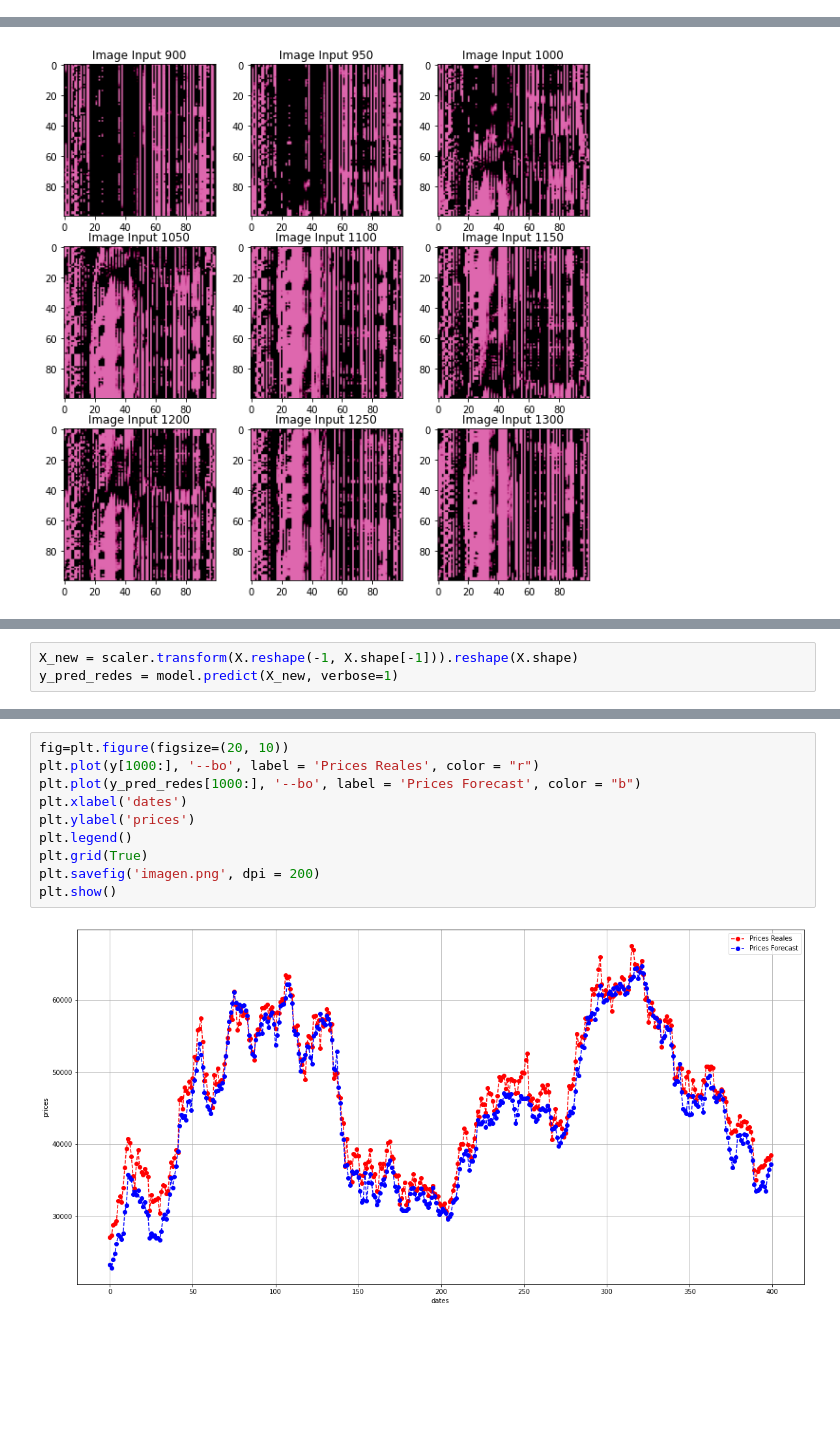
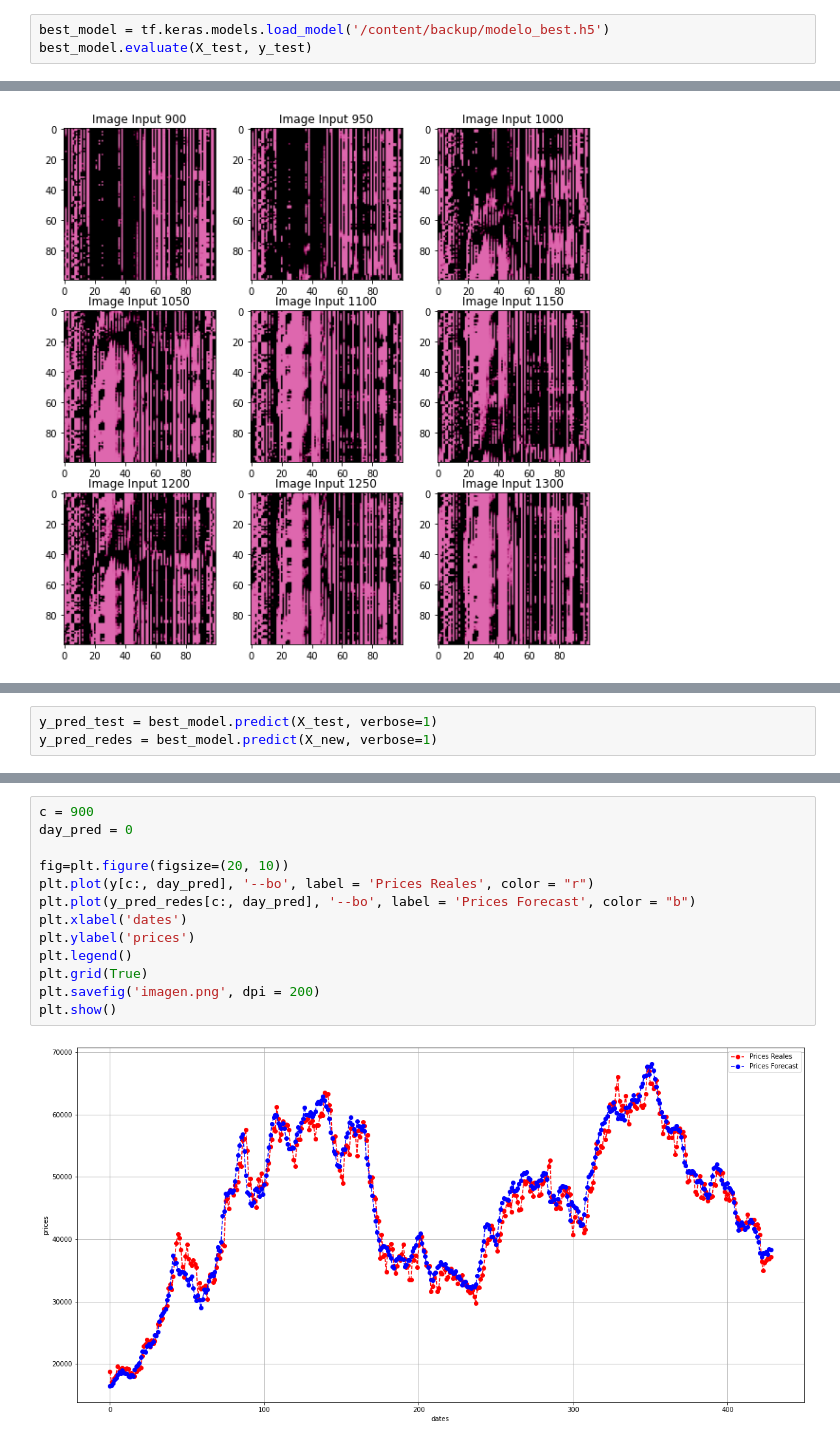
Before and after one commit to aldofranco91/Trading, a Jupyter notebook: Conv_Regression_ResNet_Jaime.ipynb, the cells around one changed output, grey strips where cells are left out. Drawn from its saved outputs; the diff is of its cells as text; blank space fills up the shorter version.

```diff
--- a/Conv_Regression_ResNet_Jaime.ipynb
+++ b/Conv_Regression_ResNet_Jaime.ipynb
@@ -396,0 +390,3 @@ Images created by the network
+# %%
+best_model = tf.keras.models.load_model('/content/backup/modelo_best.h5')
+best_model.evaluate(X_test, y_test)
@@ -433,3 +431,0 @@ Predictions
-# %%
-X_new = scaler.transform(X.reshape(-1, X.shape[-1])).reshape(X.shape)
-y_pred_redes = model.predict(X_new, verbose=1)
@@ -437,0 +434,3 @@ y_pred_redes = model.predict(X_new, verbose=1)
+# %%
+y_pred_test = best_model.predict(X_test, verbose=1)
+y_pred_redes = best_model.predict(X_new, verbose=1)
@@ -438,12 +440,15 @@ y_pred_redes = model.predict(X_new, verbose=1)
 # %%
+c = 900
+day_pred = 0
+
 fig=plt.figure(figsize=(20, 10))
-plt.plot(y[1000:], '--bo', label = 'Prices Reales', color = "r")
-plt.plot(y_pred_redes[1000:], '--bo', label = 'Prices Forecast', color = "b")
+plt.plot(y[c:, day_pred], '--bo', label = 'Prices Reales', color = "r")
+plt.plot(y_pred_redes[c:, day_pred], '--bo', label = 'Prices Forecast', color = "b")
 plt.xlabel('dates')
 plt.ylabel('prices')
 plt.legend()
 plt.grid(True)
 plt.savefig('imagen.png', dpi = 200)
 plt.show()
 # %% [output]
-[figure, old version]
+[figure, new version]
```
Also changed, not shown: parts of 28 cells of this notebook.
